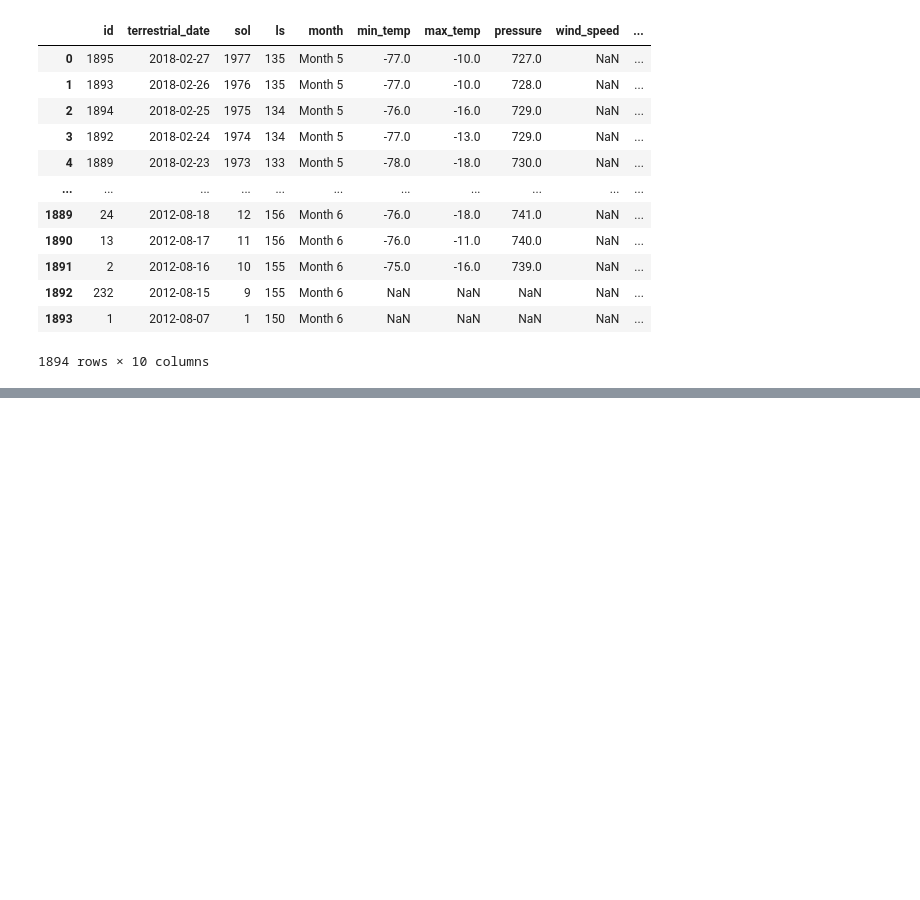
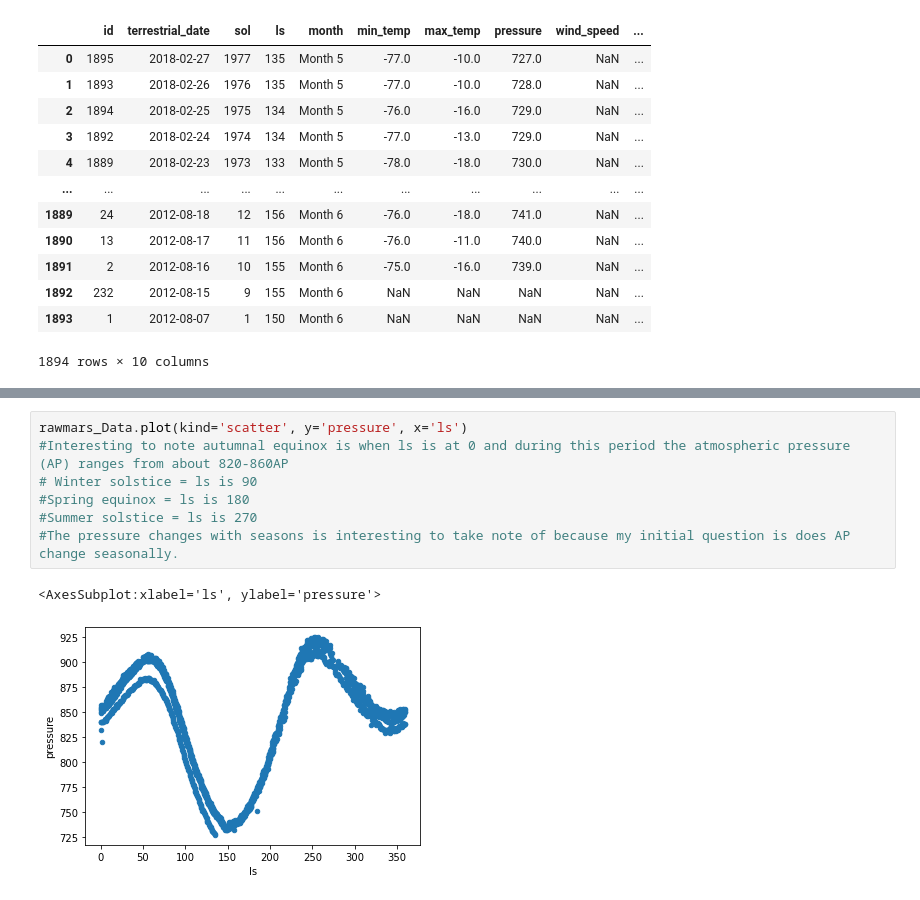
Before and after one commit to data301-2021-winter1/group15-project, a Jupyter notebook: notebooks/analysis2.ipynb, the cells around one changed output, grey strips where cells are left out. Saved outputs shown, nothing was run; the diff lists cells and outputs as text; blank space fills up the shorter version.

```diff
--- a/notebooks/analysis2.ipynb
+++ b/notebooks/analysis2.ipynb
@@ -25,0 +83,10 @@ rawmars_Data
+# %%
+rawmars_Data.plot(kind='scatter', y='pressure', x='ls')
+#Interesting to note autumnal equinox is when ls is at 0 and during this period the atmospheric pressure (AP) ranges from about 820-860AP
+# Winter solstice = ls is 90
+#Spring equinox = ls is 180
+#Summer solstice = ls is 270
+#The pressure changes with seasons is interesting to take note of because my initial question is does AP change seasonally.
+# %% [output]
+<AxesSubplot:xlabel='ls', ylabel='pressure'>
+[figure, added]
```
Also changed, not shown: parts of 21 cells of this notebook, 3 other files.
